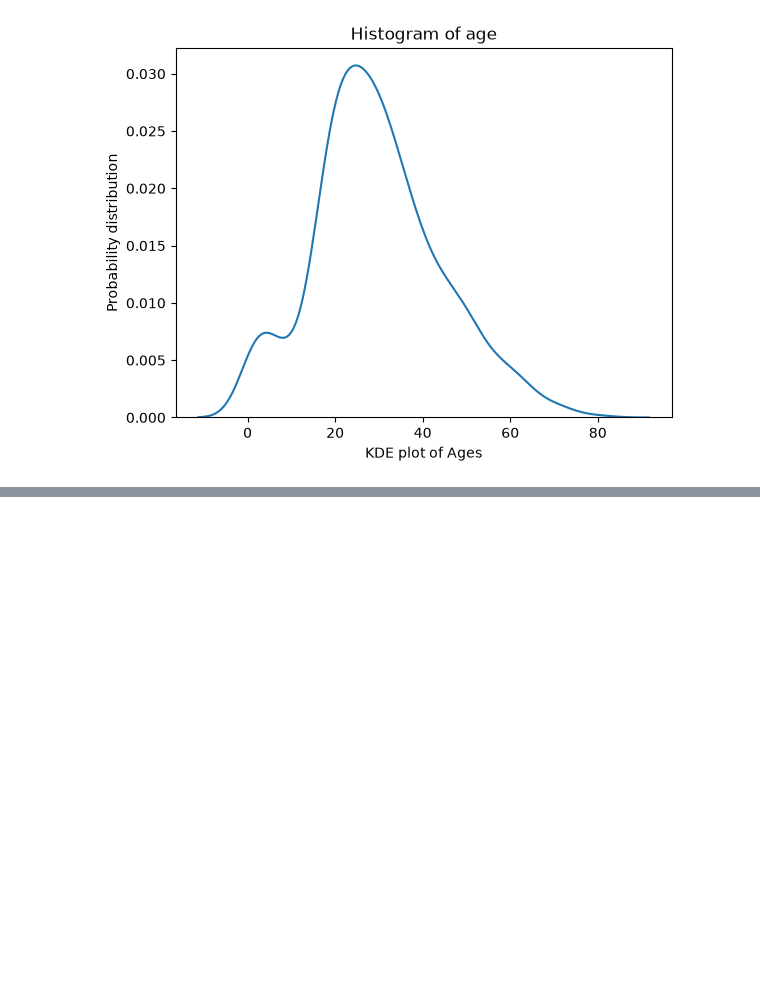
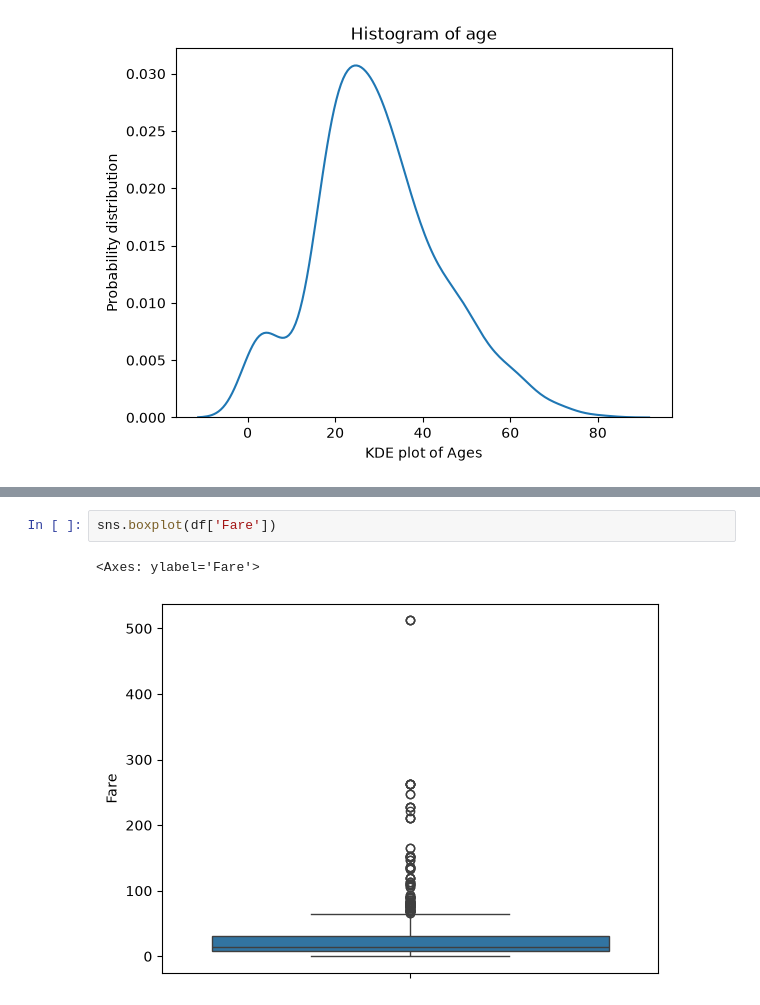
Before and after one commit to SamiulIslam007/phitron-machine-learning-practice, a Jupyter notebook: EDA_practice_on_titanic_data.ipynb, the cells around one changed output, grey strips where cells are left out. Cells and saved outputs as stored; diff of their text form; blank space fills up the shorter version.

```diff
--- a/EDA_practice_on_titanic_data.ipynb
+++ b/EDA_practice_on_titanic_data.ipynb
@@ -183,0 +202,5 @@ plt.show()
+# %%
+sns.boxplot(df['Fare'])
+# %% [output]
+<Axes: ylabel='Fare'>
+[figure, added]
```
Also changed, not shown: parts of 2 cells of this notebook.
